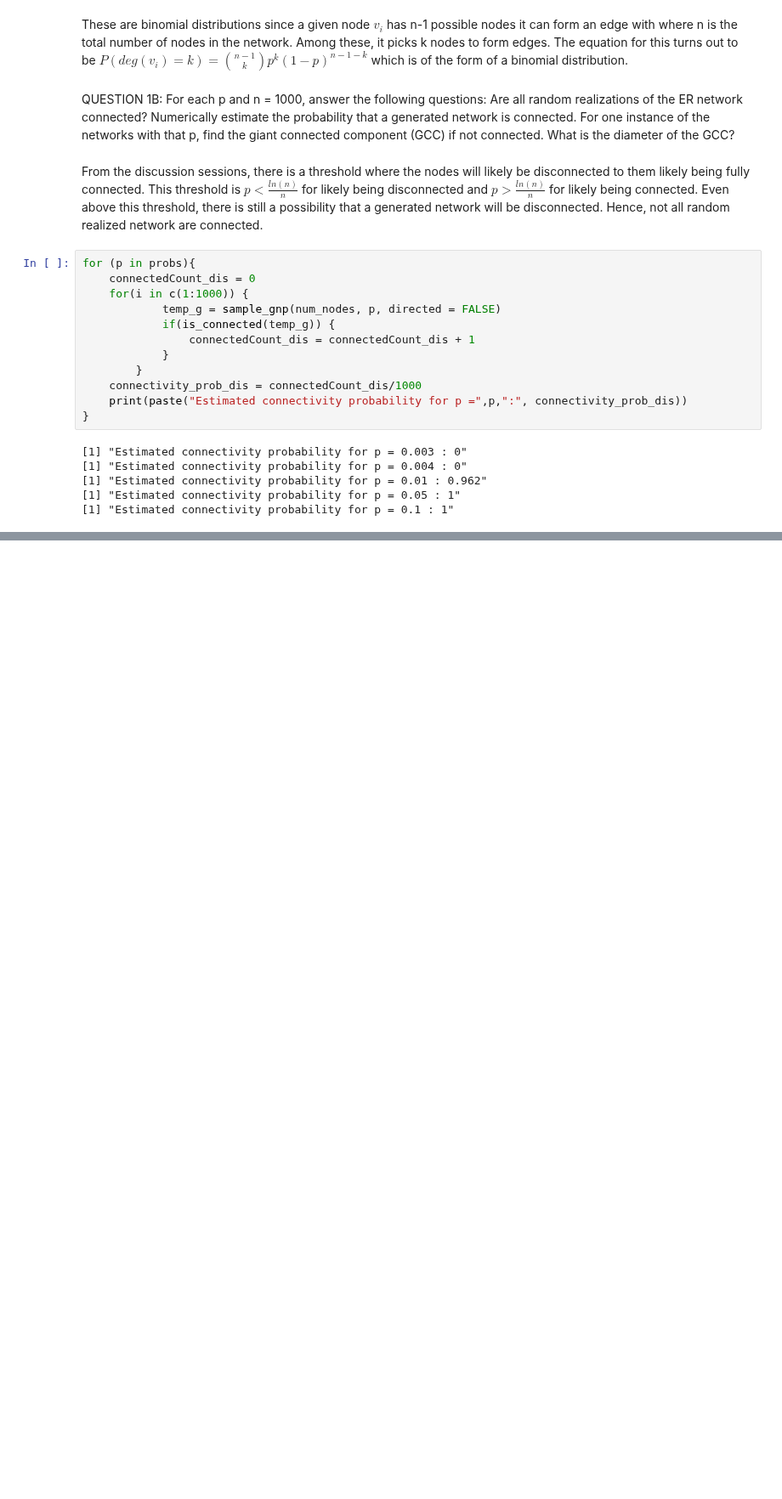
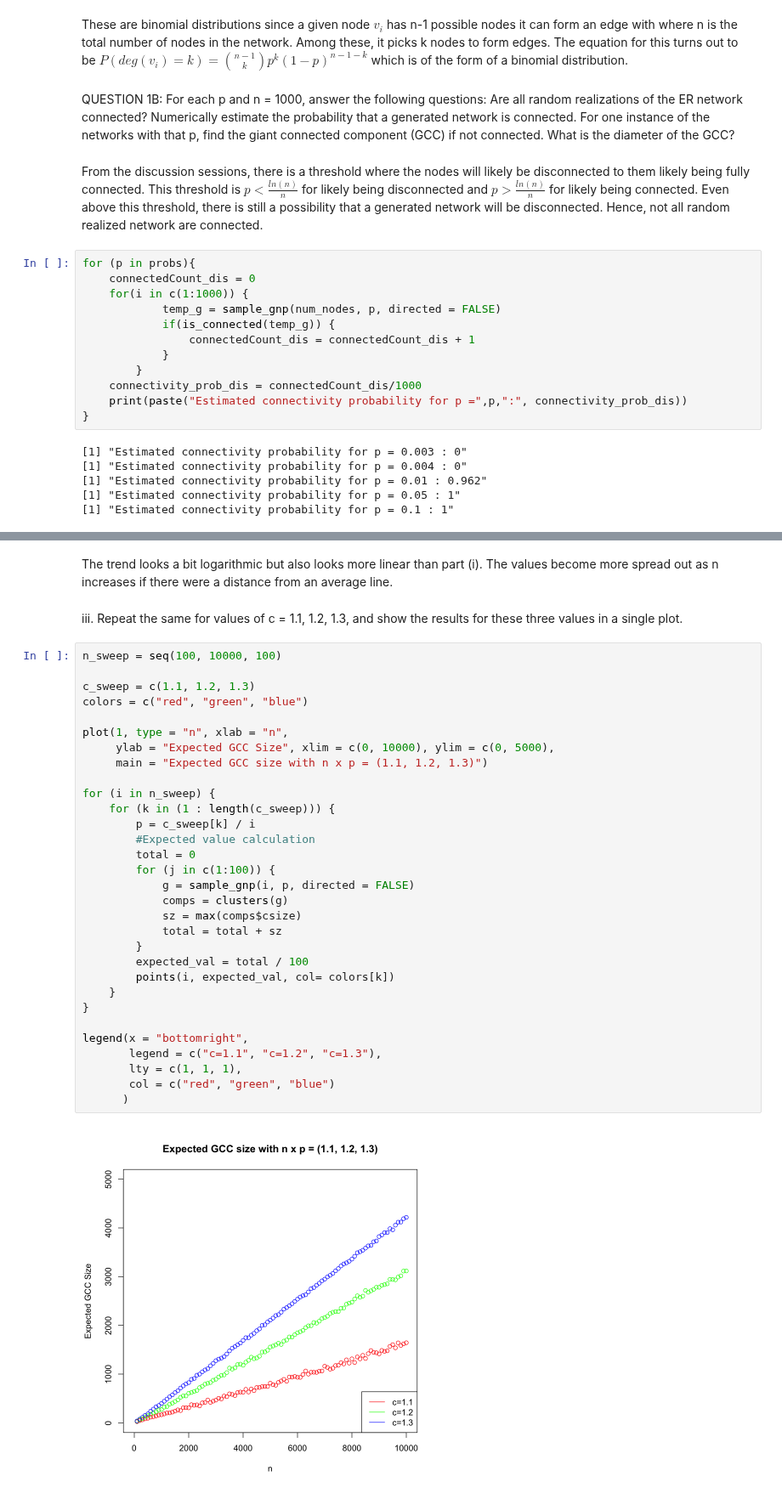
Before and after one commit to morgworth/ece232_team, a Jupyter notebook: Project 1/Morgan Project1.ipynb, the cells around one changed output, grey strips where cells are left out. Shown at 85% size. Saved outputs shown, nothing was run; the diff lists cells and outputs as text; blank space fills up the shorter version.

```diff
--- a/Project 1/Morgan Project1.ipynb
+++ b/Project 1/Morgan Project1.ipynb
@@ -106,0 +216,38 @@ for (p in probs){
+# %% [markdown]
+The trend looks a bit logarithmic but also looks more linear than part (i). The values become more spread out as n increases if there were a distance from an average line.
+# %% [markdown]
+iii. Repeat the same for values of c = 1.1, 1.2, 1.3, and show the results for these
+three values in a single plot.
+# %%
+n_sweep = seq(100, 10000, 100)
+
+c_sweep = c(1.1, 1.2, 1.3)
+colors = c("red", "green", "blue")
+
+plot(1, type = "n", xlab = "n",
+     ylab = "Expected GCC Size", xlim = c(0, 10000), ylim = c(0, 5000),
+     main = "Expected GCC size with n x p = (1.1, 1.2, 1.3)")
+
+for (i in n_sweep) {
+    for (k in (1 : length(c_sweep))) {
+        p = c_sweep[k] / i
+        #Expected value calculation
+        total = 0
+        for (j in c(1:100)) {
+            g = sample_gnp(i, p, directed = FALSE)
+            comps = clusters(g)
+            sz = max(comps$csize)
+            total = total + sz
+        }
+        expected_val = total / 100
+        points(i, expected_val, col= colors[k])
+    }
+}
+
+legend(x = "bottomright",
+       legend = c("c=1.1", "c=1.2", "c=1.3"),
+       lty = c(1, 1, 1),
+       col = c("red", "green", "blue")
+      )
+# %% [output]
+[figure, added]
```
Also changed, not shown: parts of 16 cells of this notebook.
